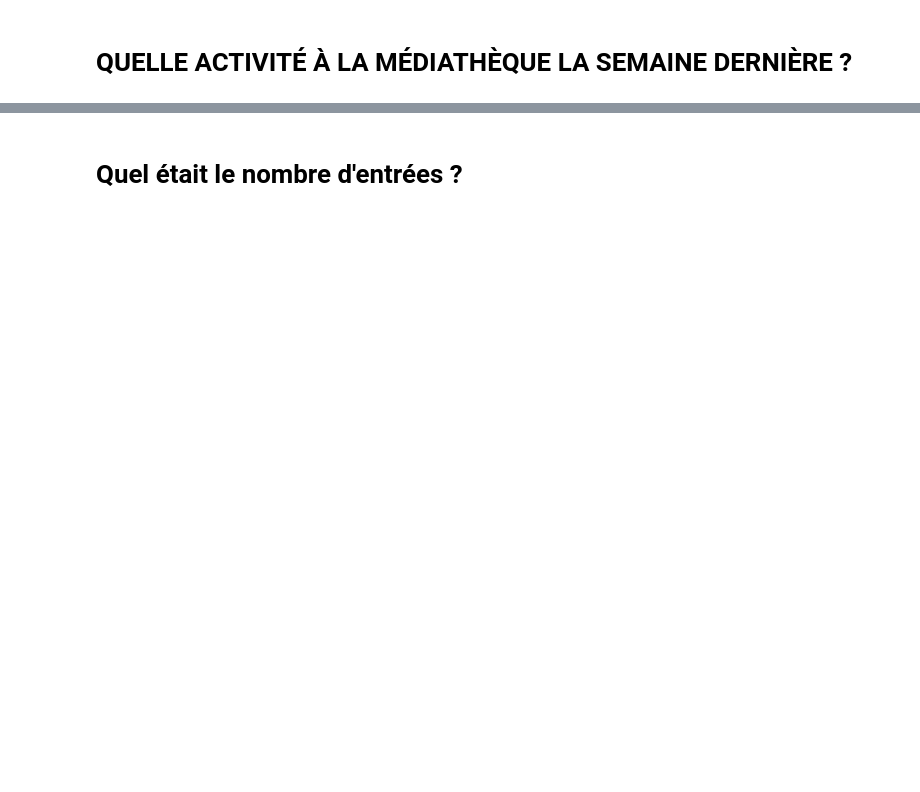
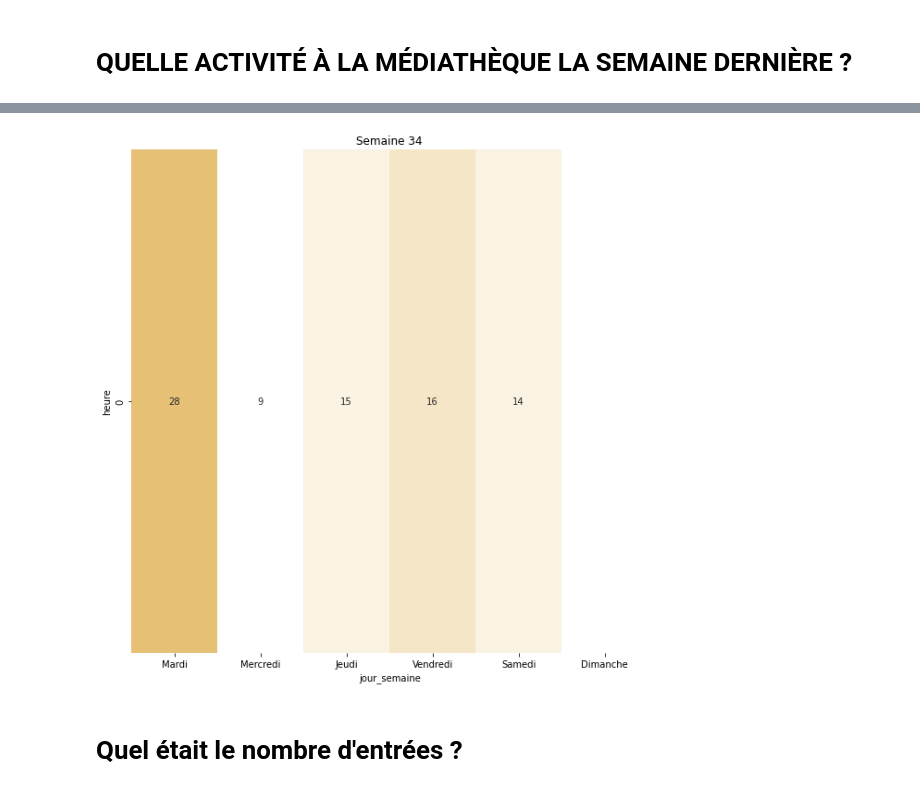
Before and after one commit to medrbx/kibini2, a Jupyter notebook: kibini/notebook_kibini2_med_activite_hebdo.ipynb, the cells around one changed output, grey strips where cells are left out. Cells and saved outputs as stored; diff of their text form; code cells hidden in the pictures; blank space fills up the shorter version.

```diff
--- a/kibini/notebook_kibini2_med_activite_hebdo.ipynb
+++ b/kibini/notebook_kibini2_med_activite_hebdo.ipynb
@@ -28,0 +53,9 @@ jour_ouverture = ['Mardi', 'Mercredi', 'Jeudi', 'Vendredi', 'Samedi', 'Dimanche'
+# %%
+inscriptions_med_thisyear['nb_inscriptions'] = 1
+# %%
+inscriptions_med_thisyear['inscription'] = pd.to_datetime(inscriptions_med_thisyear['inscription'],errors='coerce')
+# %%
+inscriptions_med_thisyear['semaine'] = inscriptions_med_thisyear['inscription'].dt.isocalendar().week
+inscriptions_med_thisyear['jour_semaine'] = pd.DatetimeIndex(inscriptions_med_thisyear['inscription']).day_name(locale='fr_FR.utf8')
+inscriptions_med_thisyear['heure'] = pd.DatetimeIndex(inscriptions_med_thisyear['inscription']).hour
+inscriptions_med_thisyear['date'] = pd.DatetimeIndex(inscriptions_med_thisyear['inscription']).date
@@ -29,3 +82,12 @@ jour_ouverture = ['Mardi', 'Mercredi', 'Jeudi', 'Vendredi', 'Samedi', 'Dimanche'
+# %%
+f,ax = plt.subplots(figsize=(10,10))
+
+sns.heatmap(data=activite_inscriptions_med_last_week,cmap=lgp.palette1,annot=True,fmt='g',cbar=False)
+ax.set_title(f"Semaine {max_week}")
+
+plt.show()
+# %% [output]
+[figure, added]
 # %% [markdown]
 # Quel était le nombre d'entrées ?
 # %%
```
Also changed, not shown: parts of 52 cells of this notebook.
